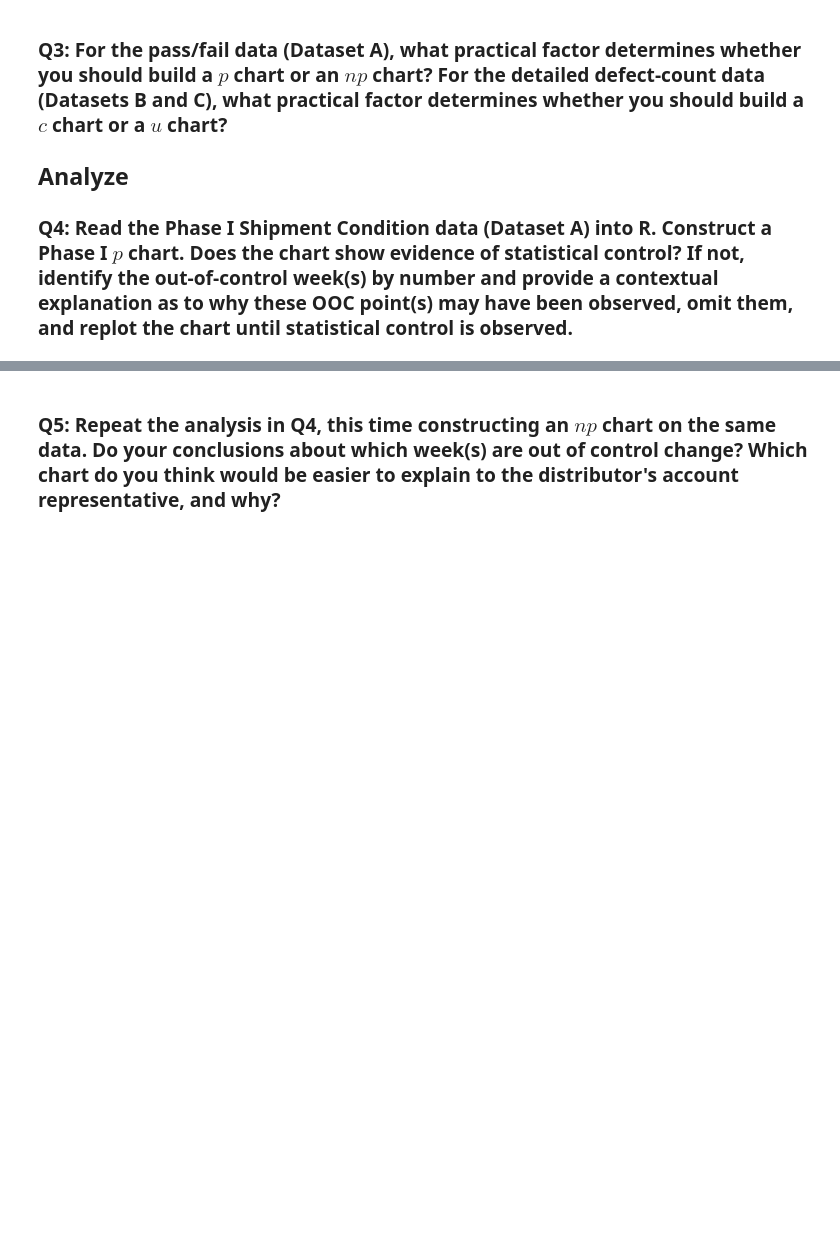
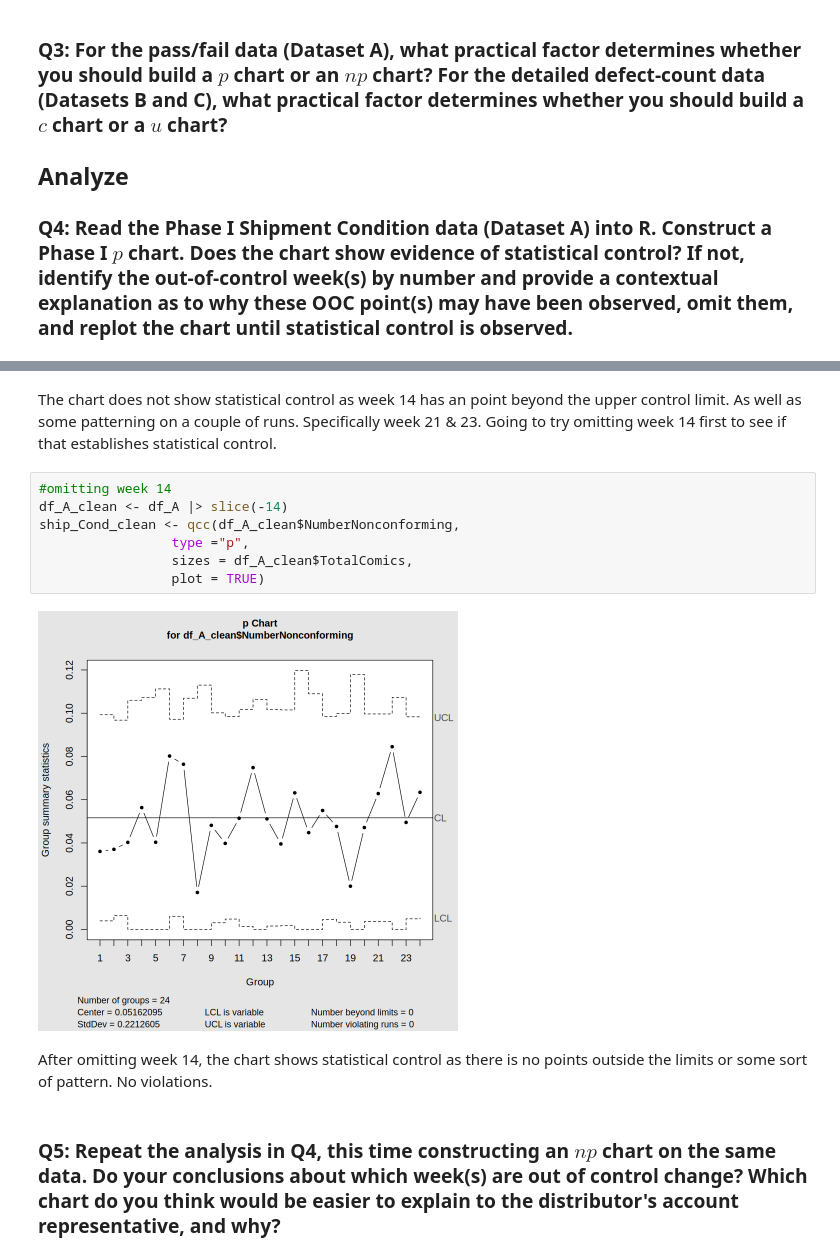
Before and after one commit to tchoud227/STAT-7110-Quality-Control, a Jupyter notebook: Assignments/HW3/STAT-7110-HW3.ipynb, the cells around one changed output, grey strips where cells are left out. Drawn from its saved outputs; the diff is of its cells as text; blank space fills up the shorter version.

```diff
--- a/Assignments/HW3/STAT-7110-HW3.ipynb
+++ b/Assignments/HW3/STAT-7110-HW3.ipynb
@@ -40,2 +97,15 @@ Second, your team recognizes that a single comic can have more than one distinct
+# %% [markdown]
+The chart does not show statistical control as week 14 has an point beyond the upper control limit. As well as some patterning on a couple of runs. Specifically week 21 & 23. Going to try omitting week 14 first to see if that establishes statistical control.
+# %%
+#omitting week 14
+df_A_clean <- df_A |> slice(-14)
+ship_Cond_clean <- qcc(df_A_clean$NumberNonconforming,
+                 type ="p",
+                 sizes = df_A_clean$TotalComics,
+                 plot = TRUE)
+# %% [output]
+[figure, added]
+# %% [markdown]
+After omitting week 14, the chart shows statistical control as there is no points outside the limits or some sort of pattern. No violations.
 # %% [markdown]
 ### Q5: Repeat the analysis in Q4, this time constructing an $np$ chart on the same data. Do your conclusions about which week(s) are out of control change? Which chart do you think would be easier to explain to the distributor's account representative, and why?
```
Also changed, not shown: parts of 12 cells of this notebook.
